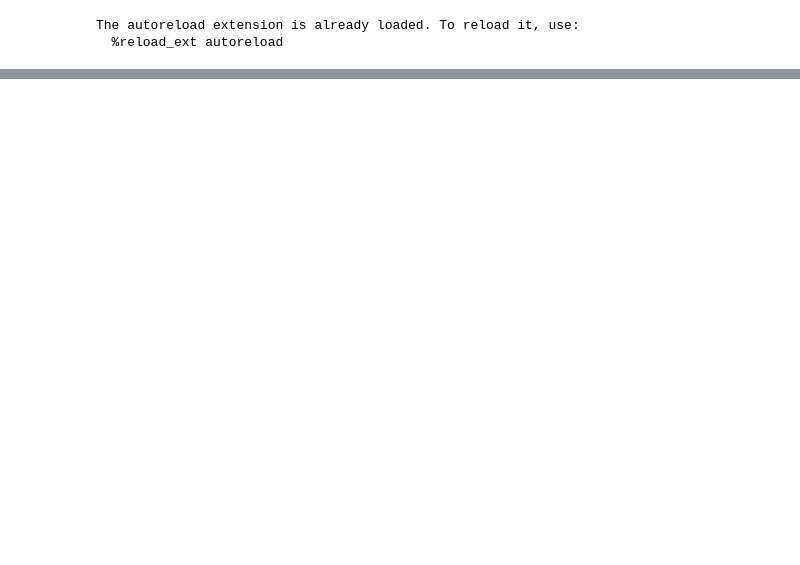
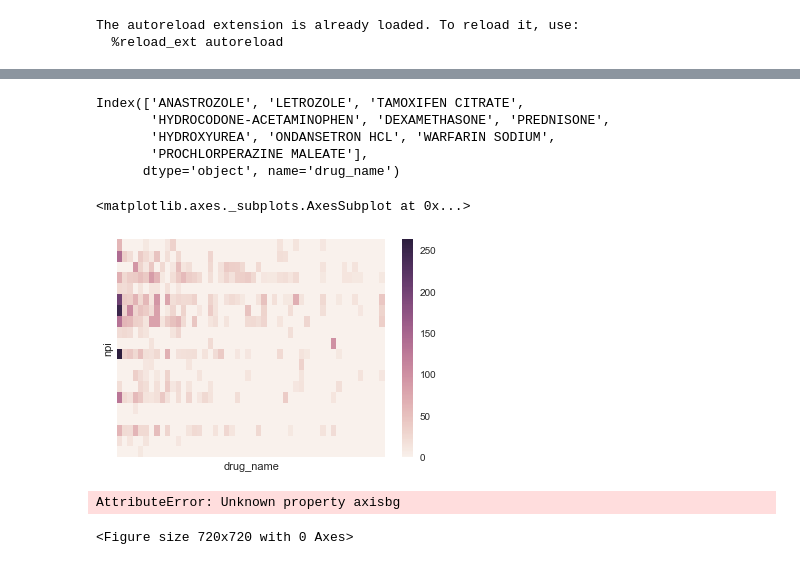
Before and after one commit to m3ngineer/med-mapper, a Jupyter notebook: landing_page_workbook.ipynb, the cells around one changed output, grey strips where cells are left out. Saved outputs shown, nothing was run; the diff lists cells and outputs as text; code cells hidden in the pictures; blank space fills up the shorter version.

```diff
--- a/landing_page_workbook.ipynb
+++ b/landing_page_workbook.ipynb
@@ -36,0 +43,14 @@ plt.xticks([2014, 2015, 2016]);
+# %%
+npi_claims = prescriber_data_16[['npi', 'drug_name','total_claim_count']]
+npi_claims = pd.pivot_table(npi_claims, index='npi', columns='drug_name', values='total_claim_count', fill_value=0)
+# %%
+# Identify top prescribed drugs because matrix is too sparse otherwise
+top_drugs = npi_claims.sum().sort_values()[::-1][:50].index
+npi_claims_top = npi_claims[top_drugs]
+top_drugs[:10]
+# %% [output]
+Index(['ANASTROZOLE', 'LETROZOLE', 'TAMOXIFEN CITRATE',
+       'HYDROCODONE-ACETAMINOPHEN', 'DEXAMETHASONE', 'PREDNISONE',
+       'HYDROXYUREA', 'ONDANSETRON HCL', 'WARFARIN SODIUM',
+       'PROCHLORPERAZINE MALEATE'],
+      dtype='object', name='drug_name')
@@ -36,0 +65,10 @@ plt.xticks([2014, 2015, 2016]);
+# %%
+sns.heatmap(npi_claims_top[:20], xticklabels=False, yticklabels=False)
+# %% [output]
+<matplotlib.axes._subplots.AxesSubplot at 0x...>
+[figure, added]
+# %%
+sns.clustermap(npi_claims_top, method='single')
+# %% [output]
+AttributeError: Unknown property axisbg
+<Figure size 720x720 with 0 Axes>
```
Also changed, not shown: parts of 10 cells of this notebook, 1 other file.
